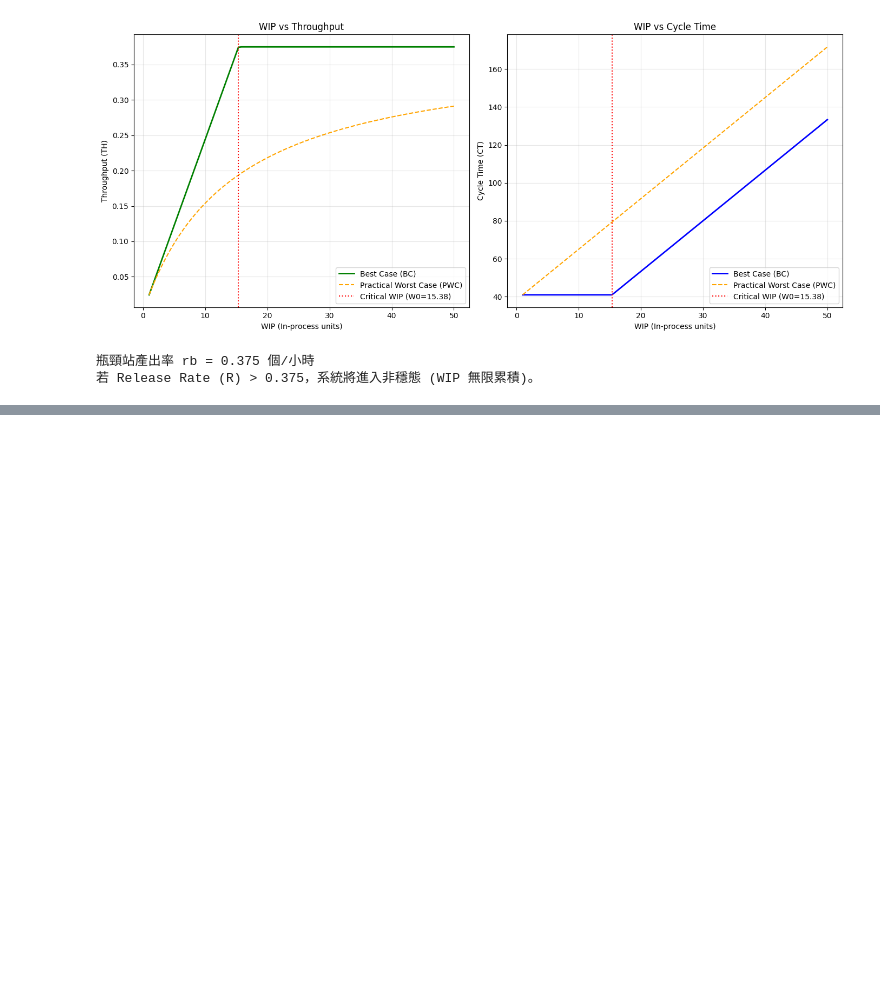
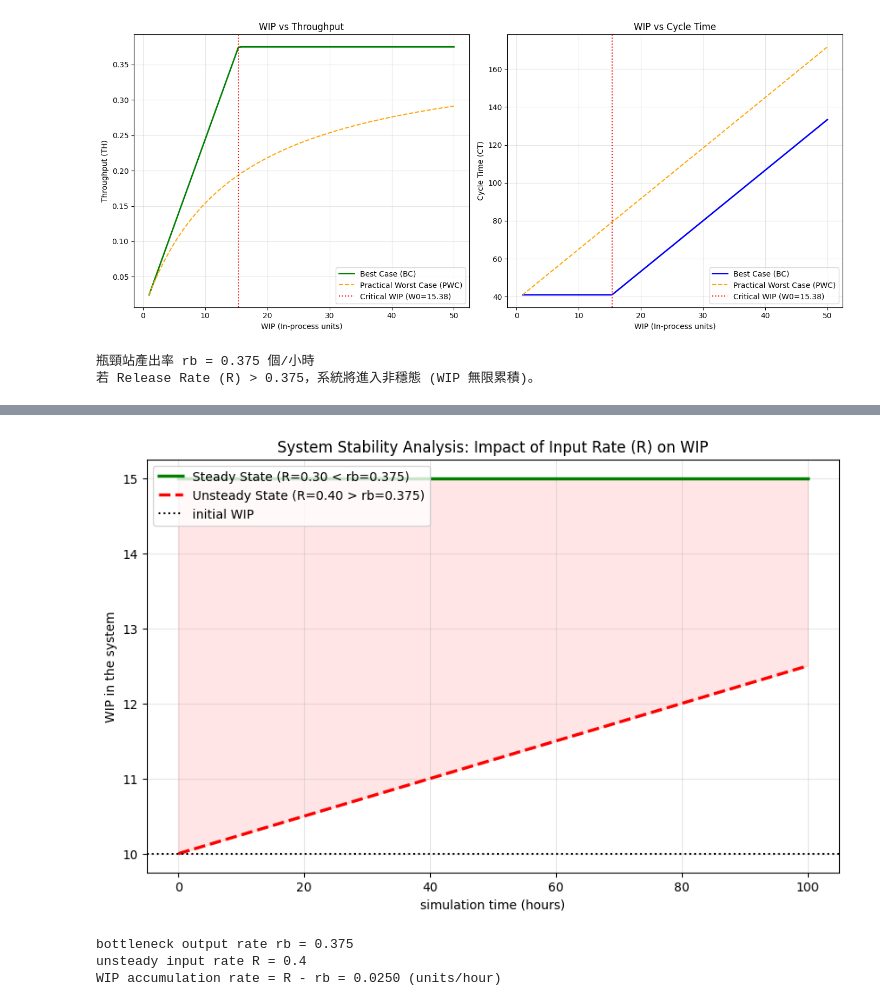
Before and after one commit to XuanWeiWang-999/1142MDS_Project_313652018_Xuan-Wei-Wang, a Jupyter notebook: Assignment 1/MDS_Assignment1_313652018_Xuan-Wei Wang.ipynb, the cells around one changed output, grey strips where cells are left out. Drawn from its saved outputs; the diff is of its cells as text; code cells hidden in the pictures; blank space fills up the shorter version.

```diff
--- a/Assignment 1/MDS_Assignment1_313652018_Xuan-Wei Wang.ipynb
+++ b/Assignment 1/MDS_Assignment1_313652018_Xuan-Wei Wang.ipynb
@@ -139,0 +144,37 @@ print(f"若 Release Rate (R) > {rb}，系統將進入非穩態 (WIP 無限累積
+# %%
+R_steady = 0.30
+R_unsteady = 0.40
+
+time_steps = np.linspace(0, 100, 101)
+
+WIP_initial = 10
+
+wip_steady_profile = np.full_like(time_steps, WIP_initial + 5)
+wip_unsteady_profile = WIP_initial + (R_unsteady - rb) * time_steps
+# %%
+plt.figure(figsize=(10, 6))
+plt.plot(time_steps, wip_steady_profile, label=f'Steady State (R={R_steady:.2f} < rb={rb:.3f})',
+         color='green', lw=2.5)
+plt.plot(time_steps, wip_unsteady_profile, label=f'Unsteady State (R={R_unsteady:.2f} > rb={rb:.3f})',
+         color='red', lw=2.5, ls='--')
+
+plt.axhline(y=WIP_initial, color='black', ls=':', label='initial WIP')
+plt.fill_between(time_steps, wip_steady_profile, wip_unsteady_profile, color='red', alpha=0.1)
+#plt.text(80, wip_unsteady_profile[-1]-5, 'WIP infinity accumulation', color='red', fontweight='bold')
+
+plt.xlabel('simulation time (hours)')
+plt.ylabel('WIP in the system')
+plt.title('System Stability Analysis: Impact of Input Rate (R) on WIP')
+plt.legend(loc='upper left')
+plt.grid(True, alpha=0.3)
+
+plt.show()
+
+print(f"bottleneck output rate rb = {rb}")
+print(f"unsteady input rate R = {R_unsteady}")
+print(f"WIP accumulation rate = R - rb = {R_unsteady - rb:.4f} (units/hour)")
+# %% [output]
+[figure, added]
+bottleneck output rate rb = 0.375
+unsteady input rate R = 0.4
+WIP accumulation rate = R - rb = 0.0250 (units/hour)
```
Also changed, not shown: parts of 3 cells of this notebook.
